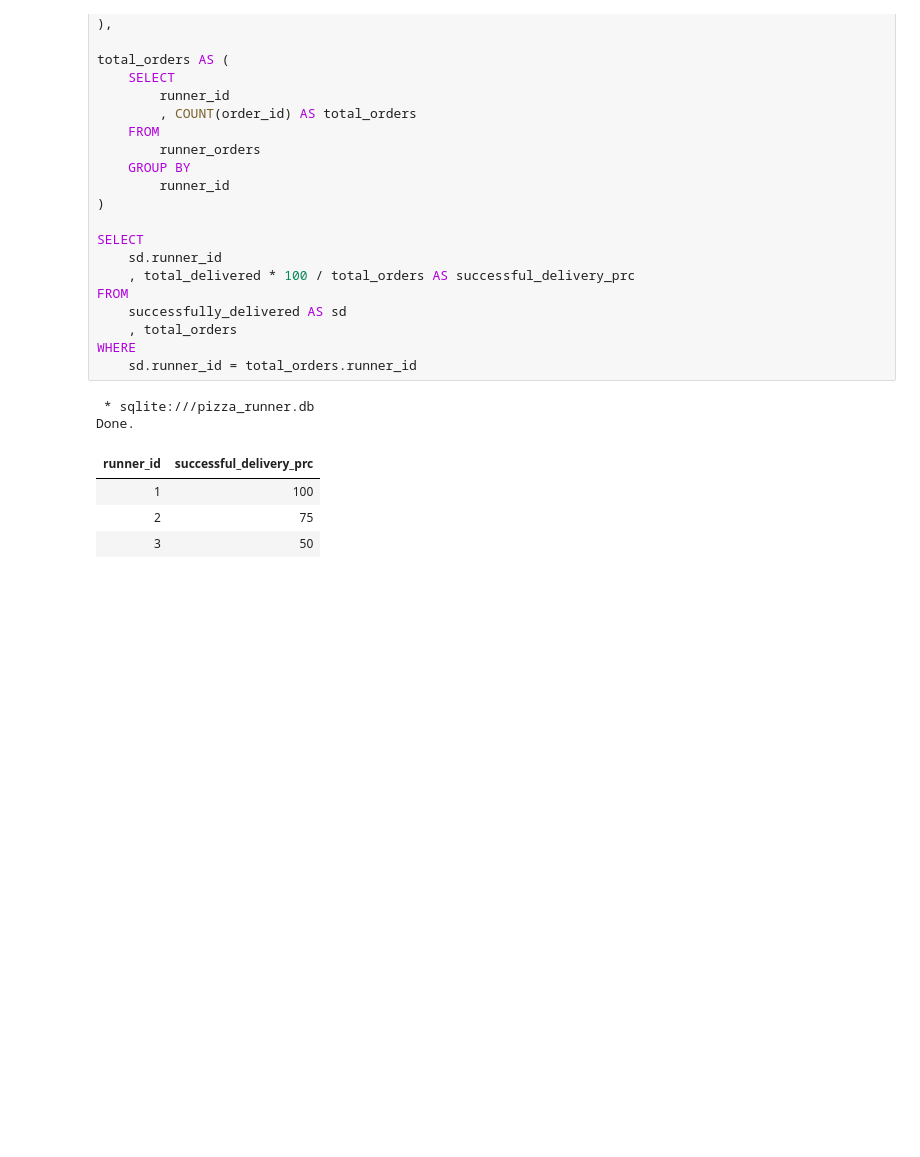
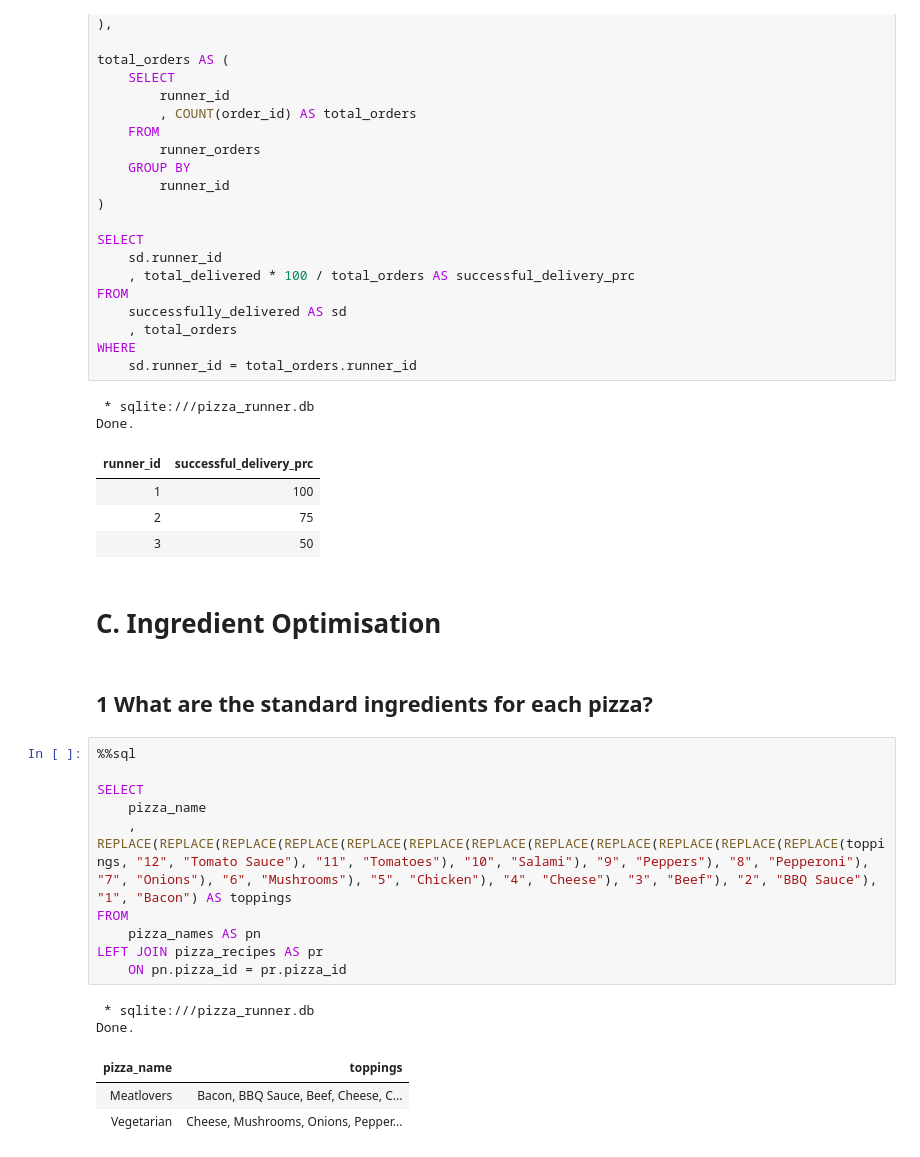
Before and after one commit to Kuziomkin/analytics_case_study, a Jupyter notebook: pizza_runner/pizza_runner_sql.ipynb, the cells around one changed output. Drawn from its saved outputs; the diff is of its cells as text; blank space fills up the shorter version.

```diff
--- a/pizza_runner/pizza_runner_sql.ipynb
+++ b/pizza_runner/pizza_runner_sql.ipynb
@@ -885,3 +896,23 @@ Done.
 | 1 | 100 |
 | 2 | 75 |
 | 3 | 50 |
+# %% [markdown]
+# C. Ingredient Optimisation
+# %% [markdown]
+## 1 What are the standard ingredients for each pizza?
+# %%
+%%sql
+
+SELECT
+    pizza_name
+    , REPLACE(REPLACE(REPLACE(REPLACE(REPLACE(REPLACE(REPLACE(REPLACE(REPLACE(REPLACE(REPLACE(REPLACE(toppings, "12", "Tomato Sauce"), "11", "Tomatoes"), "10", "Salami"), "9", "Peppers"), "8", "Pepperoni"), "7", "Onions"), "6", "Mushrooms"), "5", "Chicken"), "4", "Cheese"), "3", "Beef"), "2", "BBQ Sauce"), "1", "Bacon") AS toppings
+FROM
+    pizza_names AS pn
+LEFT JOIN pizza_recipes AS pr
+    ON pn.pizza_id = pr.pizza_id
+# %% [output]
+ * sqlite:///pizza_runner.db
+Done.
+| pizza_name | toppings |
+| Meatlovers | Bacon, BBQ Sauce, Beef, Cheese, C... |
+| Vegetarian | Cheese, Mushrooms, Onions, Pepper... |
```
Also changed, not shown: parts of 4 cells of this notebook, 1 other file.
